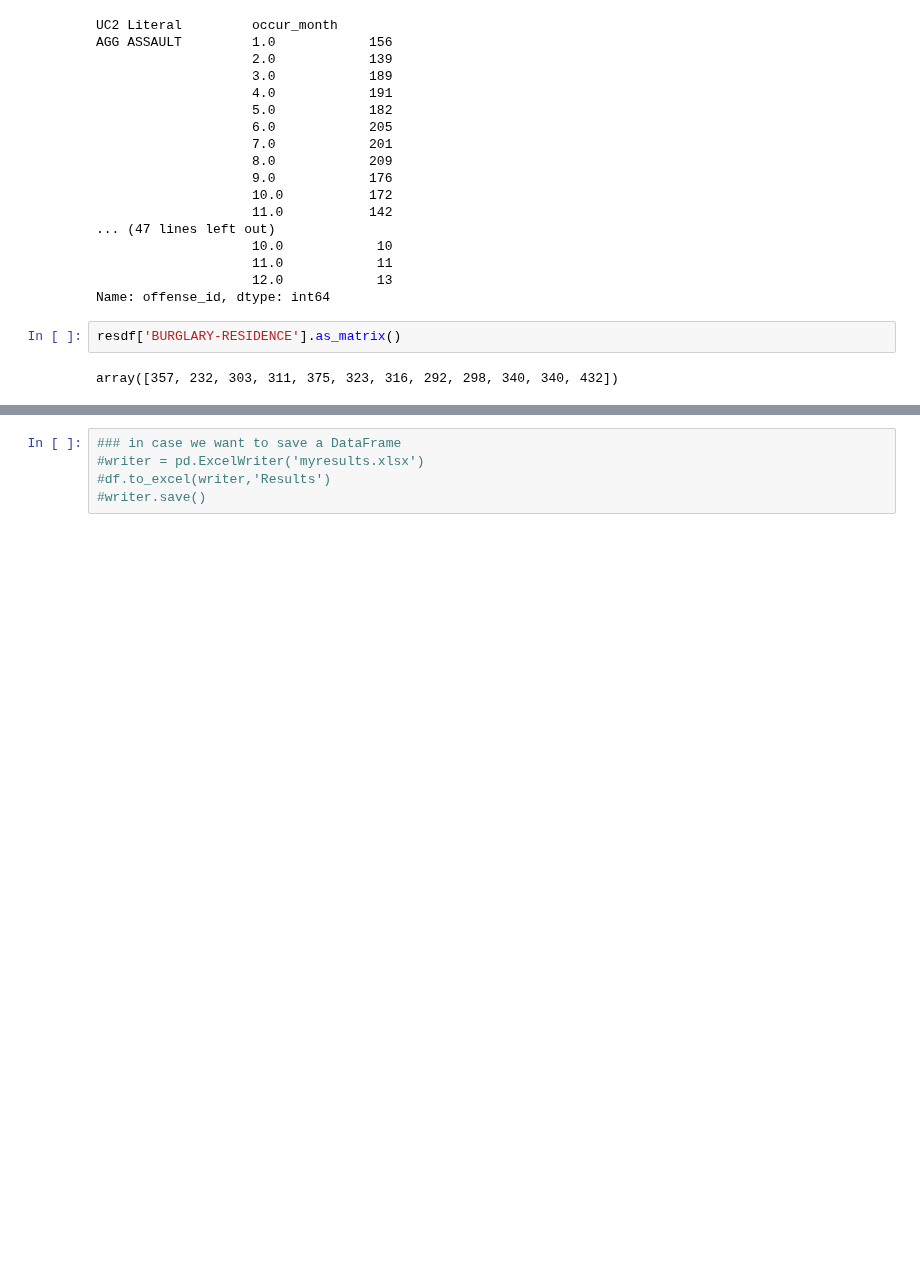
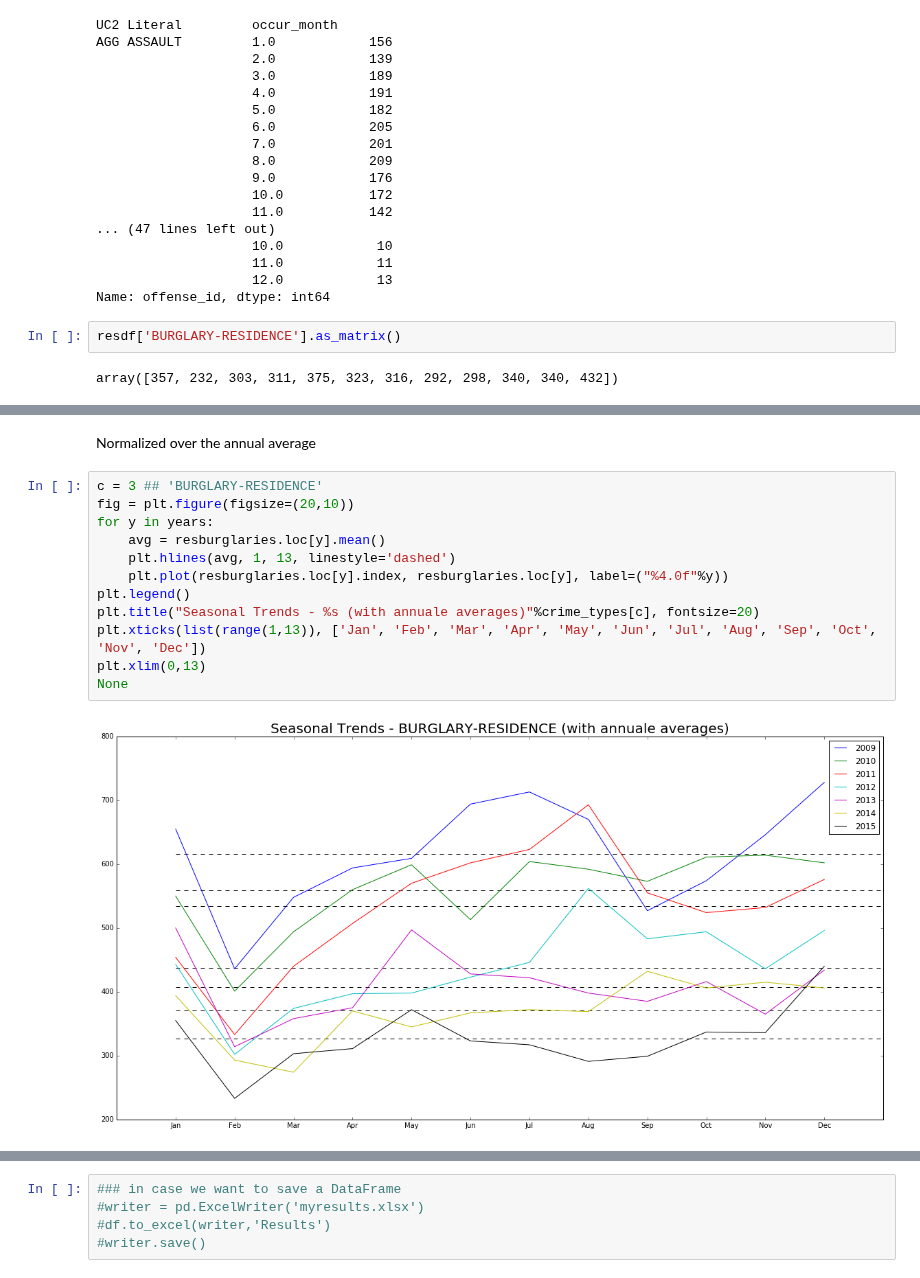
Before and after one commit to kingmolnar/DataScienceProgramming, a Jupyter notebook: 04-NumPy/APD-Crime-Data_orig.ipynb, the cells around one changed output, grey strips where cells are left out. Saved outputs shown, nothing was run; the diff lists cells and outputs as text; blank space fills up the shorter version.

```diff
--- a/04-NumPy/APD-Crime-Data_orig.ipynb
+++ b/04-NumPy/APD-Crime-Data_orig.ipynb
@@ -141,0 +235,16 @@ fig.savefig('BurglaryResidence_over_month.svg')
+# %% [markdown]
+Normalized over the annual average
+# %%
+c = 3 ## 'BURGLARY-RESIDENCE'
+fig = plt.figure(figsize=(20,10))
+for y in years:
+    avg = resburglaries.loc[y].mean()
+    plt.hlines(avg, 1, 13, linestyle='dashed')
+    plt.plot(resburglaries.loc[y].index, resburglaries.loc[y], label=("%4.0f"%y))
+plt.legend()
+plt.title("Seasonal Trends - %s (with annuale averages)"%crime_types[c], fontsize=20)
+plt.xticks(list(range(1,13)), ['Jan', 'Feb', 'Mar', 'Apr', 'May', 'Jun', 'Jul', 'Aug', 'Sep', 'Oct', 'Nov', 'Dec'])
+plt.xlim(0,13)
+None
+# %% [output]
+[figure, added]
```
Also changed, not shown: parts of 22 cells of this notebook.
